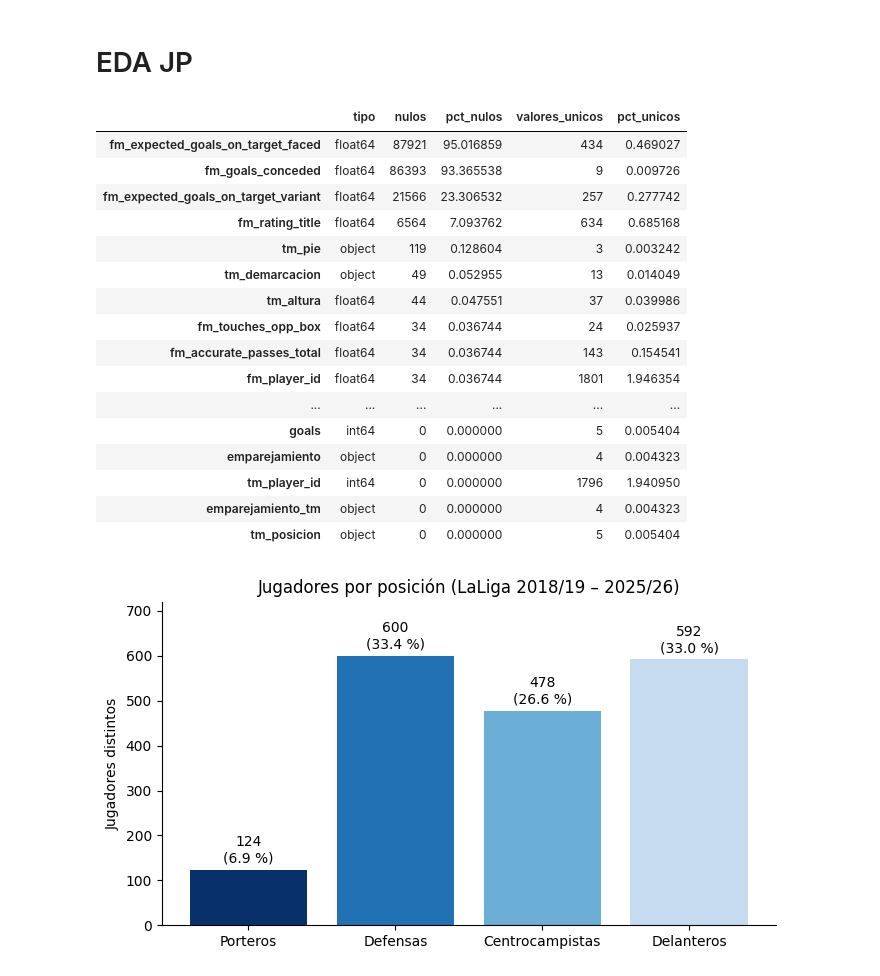
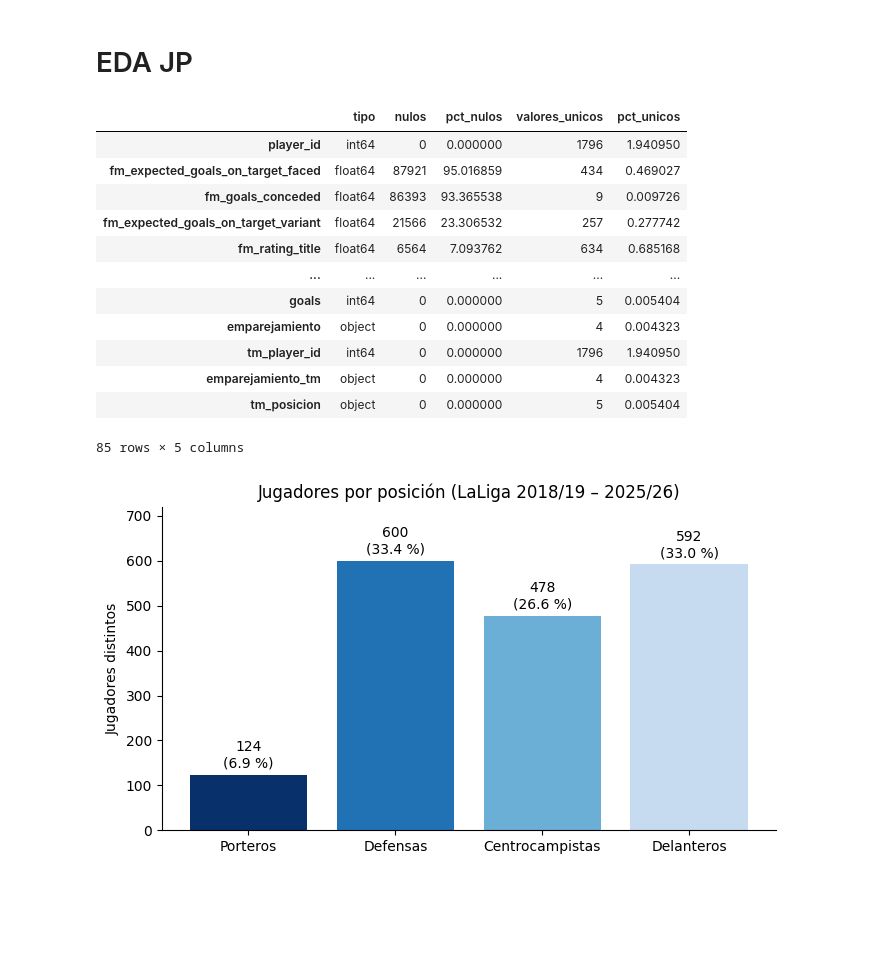
Before and after one commit to rukeror/TFG, a Jupyter notebook: EDA.ipynb, the cells around one changed output. Saved outputs shown, nothing was run; the diff lists cells and outputs as text; code cells hidden in the pictures; blank space fills up the shorter version.

```diff
--- a/EDA.ipynb
+++ b/EDA.ipynb
@@ -23,7 +23,8 @@ plt.rcParams.update({
 # %%
 jp = pd.read_csv("db/2_unido/jugador_partido.csv", low_memory=False)
 partidos = pd.read_csv("db/2_unido/partidos.csv")
-def resumen_eda(df):
+
+def resumen_eda(df, primeras):
     resumen = pd.DataFrame({
         "tipo": df.dtypes.astype(str),
         "nulos": df.isna().sum(),
@@ -35,31 +36,29 @@ def resumen_eda(df):
         resumen["valores_unicos"] / len(df) * 100
     )
 
-    return resumen.sort_values(
-        "pct_nulos", ascending=False
-    )
+    resumen = resumen.sort_values("pct_nulos", ascending=False)
+
+    # Las variables de 'primeras' arriba, en ese orden; el resto, ordenado por nulos
+    primeras = [c for c in primeras if c in resumen.index]
+    return pd.concat([resumen.loc[primeras], resumen.drop(index=primeras)])
 # %% [markdown]
 # EDA JP
 # %%
-resumen_eda(jp)
+resumen_eda(df = jp, primeras = ("player_id",))
 # %% [output]
 |  | tipo | nulos | pct_nulos | valores_unicos | pct_unicos |
+| player_id | int64 | 0 | 0.000000 | 1796 | 1.940950 |
 | fm_expected_goals_on_target_faced | float64 | 87921 | 95.016859 | 434 | 0.469027 |
 | fm_goals_conceded | float64 | 86393 | 93.365538 | 9 | 0.009726 |
 | fm_expected_goals_on_target_variant | float64 | 21566 | 23.306532 | 257 | 0.277742 |
 | fm_rating_title | float64 | 6564 | 7.093762 | 634 | 0.685168 |
-| tm_pie | object | 119 | 0.128604 | 3 | 0.003242 |
-| tm_demarcacion | object | 49 | 0.052955 | 13 | 0.014049 |
-| tm_altura | float64 | 44 | 0.047551 | 37 | 0.039986 |
-| fm_touches_opp_box | float64 | 34 | 0.036744 | 24 | 0.025937 |
-| fm_accurate_passes_total | float64 | 34 | 0.036744 | 143 | 0.154541 |
-| fm_player_id | float64 | 34 | 0.036744 | 1801 | 1.946354 |
 | ... | ... | ... | ... | ... | ... |
 | goals | int64 | 0 | 0.000000 | 5 | 0.005404 |
 | emparejamiento | object | 0 | 0.000000 | 4 | 0.004323 |
 | tm_player_id | int64 | 0 | 0.000000 | 1796 | 1.940950 |
 | emparejamiento_tm | object | 0 | 0.000000 | 4 | 0.004323 |
 | tm_posicion | object | 0 | 0.000000 | 5 | 0.005404 |
+85 rows × 5 columns
 # %%
 base = jp[jp.fm_player_id.notna()]           # quita las 34 filas sin FotMob
 centros = base[base.tm_posicion == "Midfield"]
```
Also changed, not shown: parts of 14 cells of this notebook.
